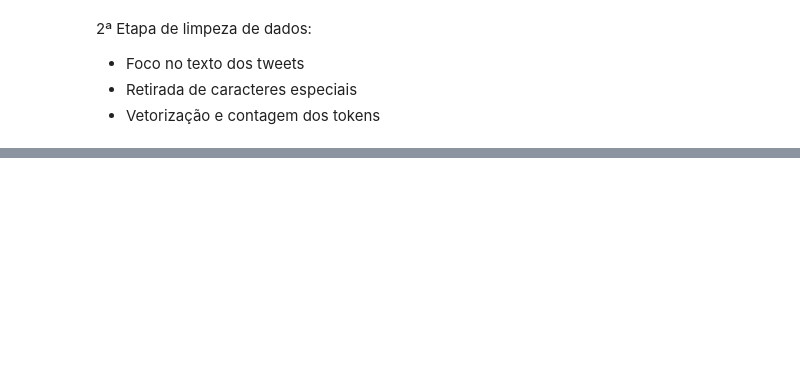
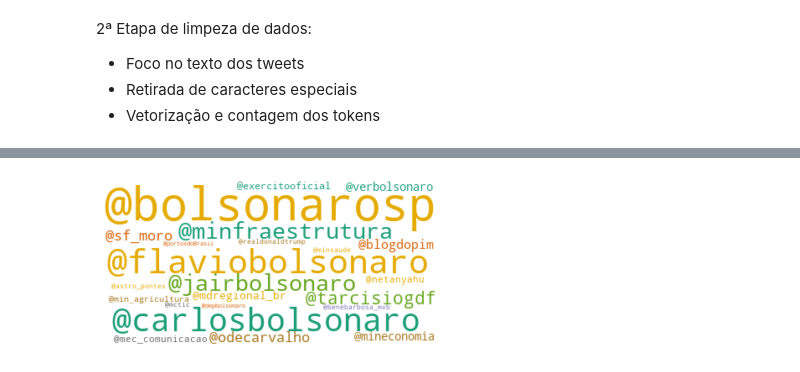
Before and after one commit to eduardodut/Analise-tweets-ICD-Unifor, a Jupyter notebook: AnaliseTweets.ipynb, the cells around one changed output, grey strips where cells are left out. Cells and saved outputs as stored; diff of their text form; code cells hidden in the pictures; blank space fills up the shorter version.

```diff
--- a/AnaliseTweets.ipynb
+++ b/AnaliseTweets.ipynb
@@ -638,15 +841,22 @@ import matplotlib.pyplot as plt
 # %%
+#@title Wordcloud Bolsonaro
+#@markdown Visualização das palavras mais utilizadas pelo usuário com a configuração do gráfico de barras
+
+
 from wordcloud import WordCloud
 
-wc = WordCloud(stopwords=stop_words, background_color="white", colormap="Dark2",
+
+wc = WordCloud(background_color="white", colormap="Dark2",
                max_font_size=150, random_state=42)
 
-for index, comedian in enumerate(data.columns):
-    wc.generate(data_clean.transcript[comedian])
 
-    plt.subplot(3, 4, index+1)
-    plt.imshow(wc, interpolation="bilinear")
-    plt.axis("off")
-    plt.title(full_names[index])
+wc.generate_from_frequencies(bolsonaro['tfidf'])
+
+plt.subplot()
+plt.imshow(wc, interpolation="bilinear")
+plt.axis("off")
+
 
 plt.show()
+# %% [output]
+[figure, added]
```
Also changed, not shown: parts of 32 cells of this notebook.
